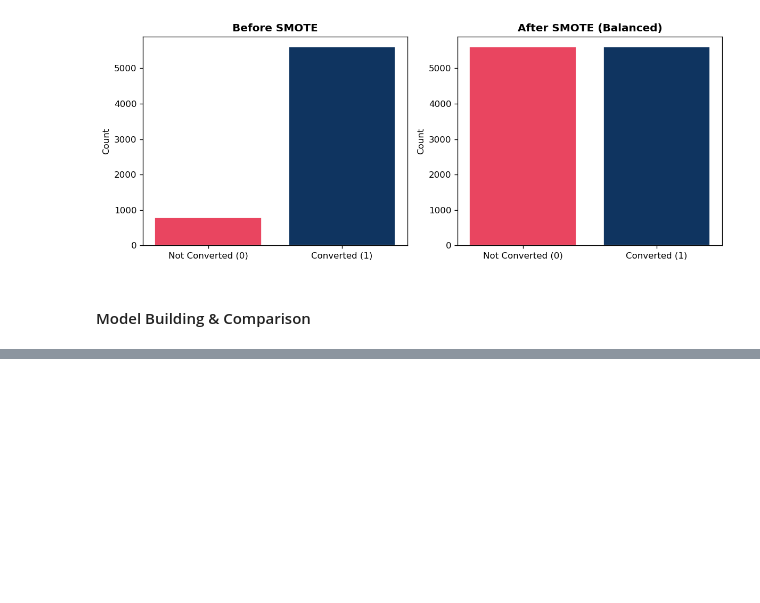
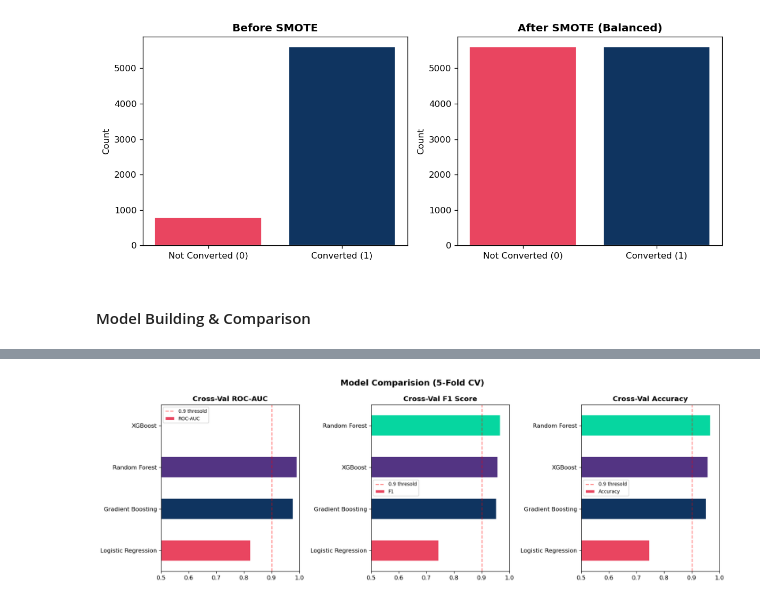
Before and after one commit to Poojaschavan97/Digital-Marketing-Campaign, a Jupyter notebook: Digital Marketing.ipynb, the cells around one changed output, grey strips where cells are left out. Cells and saved outputs as stored; diff of their text form; code cells hidden in the pictures; blank space fills up the shorter version.

Commit message:
Built a model

```diff
--- a/Digital Marketing.ipynb
+++ b/Digital Marketing.ipynb
@@ -736,3 +736,26 @@ After SMOTE: Counter({1: 5610, 0: 5610})
 [figure]
 # %% [markdown]
 #### Model Building & Comparison
+# %%
+cv = StratifiedKFold(n_splits=5, shuffle =True, random_state=42)
+
+models = {
+    'Logistic Regression': LogisticRegression(max_iter=1000, random_state=42),
+    'Random Forest': RandomForestClassifier(n_estimators=200, random_state=42, n_jobs=-1),
+    'Gradient Boosting': GradientBoostingClassifier(n_estimators=200, random_state=42),
+    'XGBoost' : XGBClassifier(n_estimators=200, random_state=42, eval_metric = 'logloss',verbosity = 0)
+}
+
+results = {}
+print(f'{'Model':<25} {'CV ROC-AUC':>12} {'CV F1':>10} {'CV Accuracy':>13}')
+print("-" * 65)
+
+for name, model in models.items():
+    auc = cross_val_score(model, X_train_res,y_train_res, cv = cv, scoring = 'roc_auc').mean()
+    f1 = cross_val_score(model, X_train_res,y_train_res, cv = cv, scoring = 'f1').mean()
+    acc = cross_val_score(model, X_train_res,y_train_res, cv = cv, scoring = 'accuracy').mean()
+    results[name] = {'ROC-AUC': auc, 'F1':f1,'Accuracy':acc}
+    print(f" {name:<23} {auc:>12.4f} {f1:>10.4f} {acc:>13.4f}")
+
+results_df = pd.DataFrame(results).T.sort_values('ROC-AUC', ascending = False)
+print("\n Best Model:", results_df['ROC-AUC'].idxmax())
@@ -738,0 +771,19 @@ After SMOTE: Counter({1: 5610, 0: 5610})
+# %%
+# Visualize model comparision
+fig, axes = plt.subplots(1,3, figsize = (15,5))
+metrics = ['ROC-AUC', 'F1', 'Accuracy']
+titles = ['Cross-Val ROC-AUC', 'Cross-Val F1 Score', 'Cross-Val Accuracy']
+
+for ax,metric,title in zip(axes, metrics, titles):
+    results_df[metric].sort_values().plot(kind = 'barh', ax=ax,
+                                         color = PALETTE[:len(results_df)], edgecolor = 'white')
+    ax.set_title(title, fontweight = 'bold')
+    ax.set_xlim(0.5,1.0)
+    ax.axvline(0.9, color = 'red', linestyle = '--', alpha = 0.5, label = '0.9 thresold')
+    ax.legend(fontsize=8)
+
+plt.suptitle('Model Comparision (5-Fold CV)', fontsize = 14, fontweight = 'bold')
+plt.tight_layout()
+plt.show()
+# %% [output]
+[figure, added]
```
Also changed, not shown: parts of 2 cells of this notebook.
